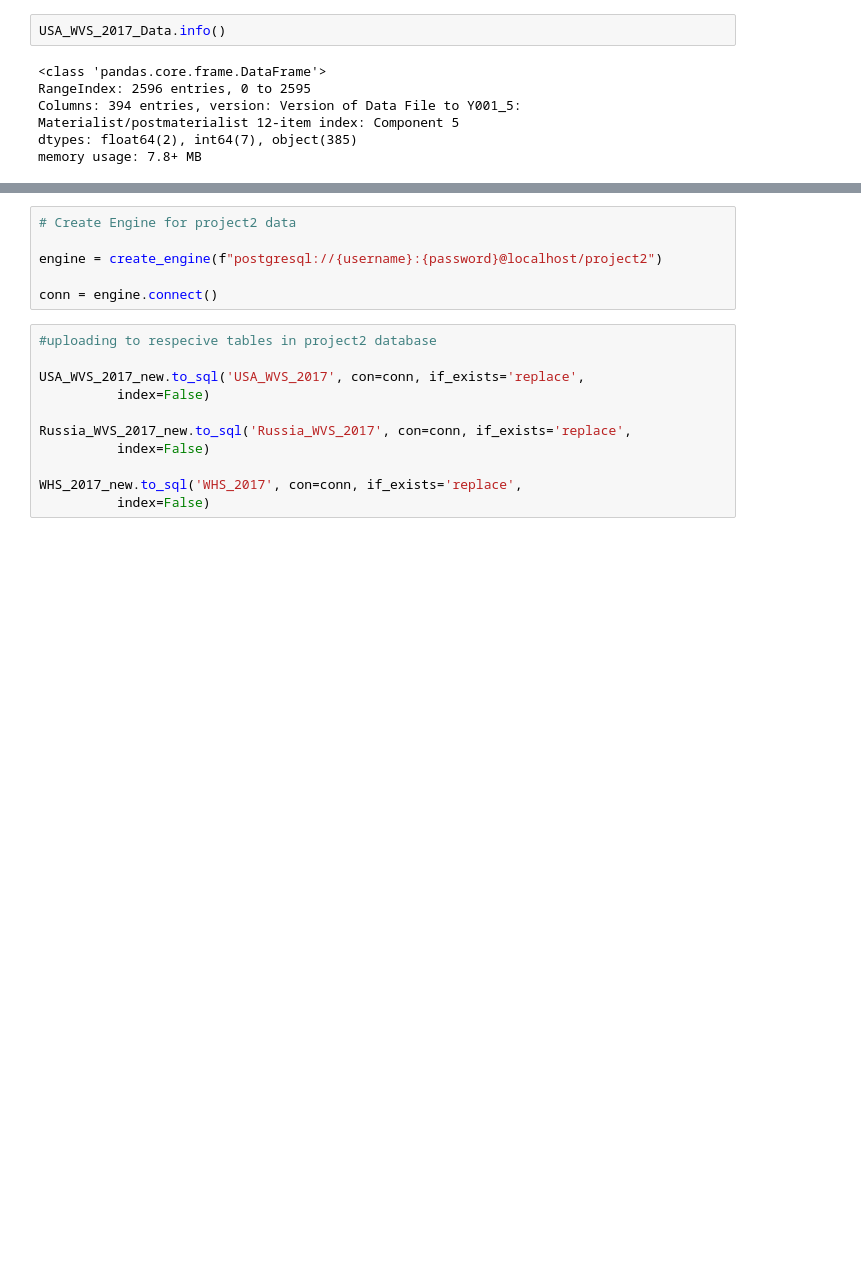
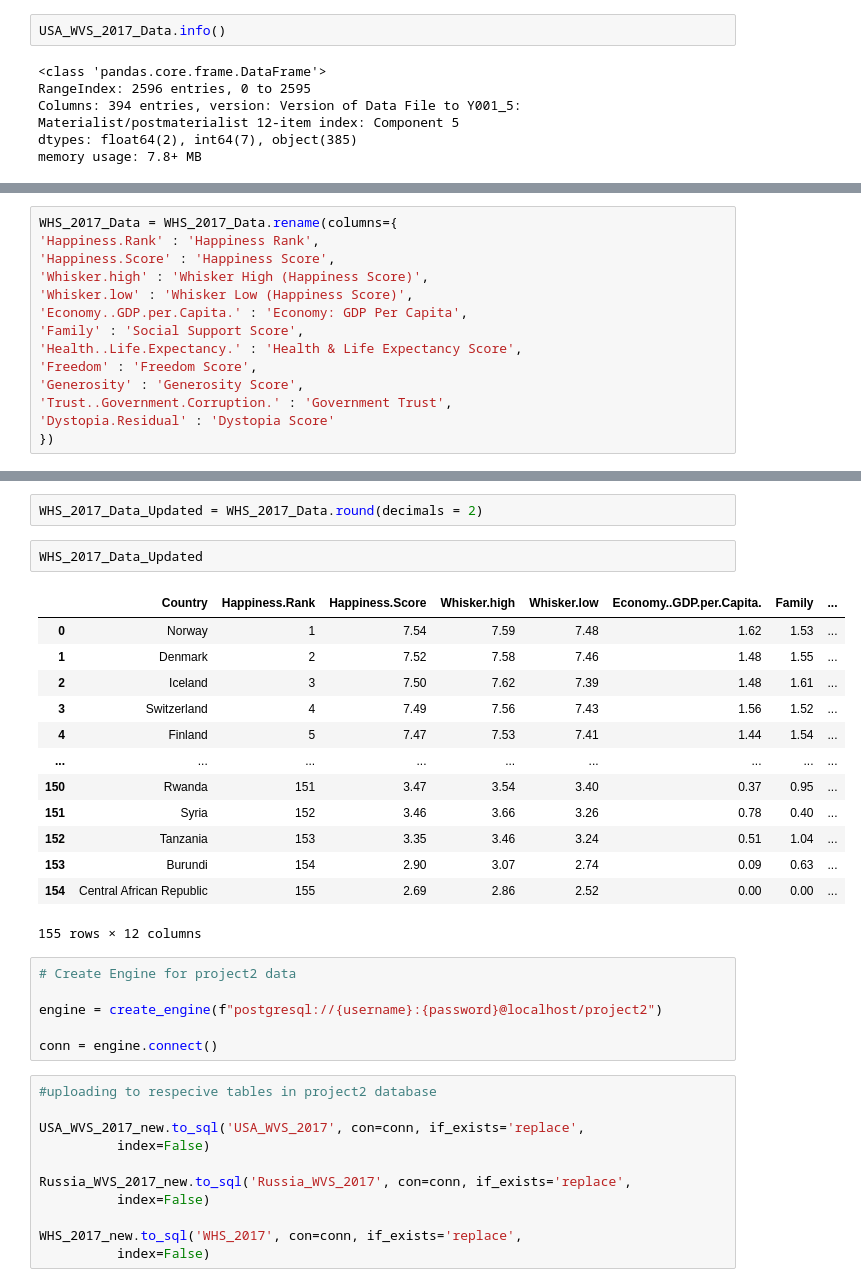
Before and after one commit to IndraNandagopal/ETL-World-Value-Survey-Data, a Jupyter notebook: project2.ipynb, the cells around one changed output, grey strips where cells are left out. Cells and saved outputs as stored; diff of their text form; blank space fills up the shorter version.

```diff
--- a/project2.ipynb
+++ b/project2.ipynb
@@ -63,0 +221,14 @@ USA_WVS_2017_new.head()
+# %%
+WHS_2017_Data = WHS_2017_Data.rename(columns={
+'Happiness.Rank' : 'Happiness Rank',
+'Happiness.Score' : 'Happiness Score',
+'Whisker.high' : 'Whisker High (Happiness Score)',
+'Whisker.low' : 'Whisker Low (Happiness Score)',
+'Economy..GDP.per.Capita.' : 'Economy: GDP Per Capita',
+'Family' : 'Social Support Score',
+'Health..Life.Expectancy.' : 'Health & Life Expectancy Score',
+'Freedom' : 'Freedom Score',
+'Generosity' : 'Generosity Score',
+'Trust..Government.Corruption.' : 'Government Trust',
+'Dystopia.Residual' : 'Dystopia Score'
+})
@@ -64,3 +251,21 @@ USA_WVS_2017_new.head()
+# %%
+WHS_2017_Data_Updated = WHS_2017_Data.round(decimals = 2)
+# %%
+WHS_2017_Data_Updated
+# %% [output]
+|  | Country | Happiness.Rank | Happiness.Score | Whisker.high | Whisker.low | Economy..GDP.per.Capita. | Family | ... |
+| 0 | Norway | 1 | 7.54 | 7.59 | 7.48 | 1.62 | 1.53 | ... |
+| 1 | Denmark | 2 | 7.52 | 7.58 | 7.46 | 1.48 | 1.55 | ... |
+| 2 | Iceland | 3 | 7.50 | 7.62 | 7.39 | 1.48 | 1.61 | ... |
+| 3 | Switzerland | 4 | 7.49 | 7.56 | 7.43 | 1.56 | 1.52 | ... |
+| 4 | Finland | 5 | 7.47 | 7.53 | 7.41 | 1.44 | 1.54 | ... |
+| ... | ... | ... | ... | ... | ... | ... | ... | ... |
+| 150 | Rwanda | 151 | 3.47 | 3.54 | 3.40 | 0.37 | 0.95 | ... |
+| 151 | Syria | 152 | 3.46 | 3.66 | 3.26 | 0.78 | 0.40 | ... |
+| 152 | Tanzania | 153 | 3.35 | 3.46 | 3.24 | 0.51 | 1.04 | ... |
+| 153 | Burundi | 154 | 2.90 | 3.07 | 2.74 | 0.09 | 0.63 | ... |
+| 154 | Central African Republic | 155 | 2.69 | 2.86 | 2.52 | 0.00 | 0.00 | ... |
+155 rows × 12 columns
 # %%
 # Create Engine for project2 data
 
```
Also changed, not shown: parts of 11 cells of this notebook, 4 other files.
